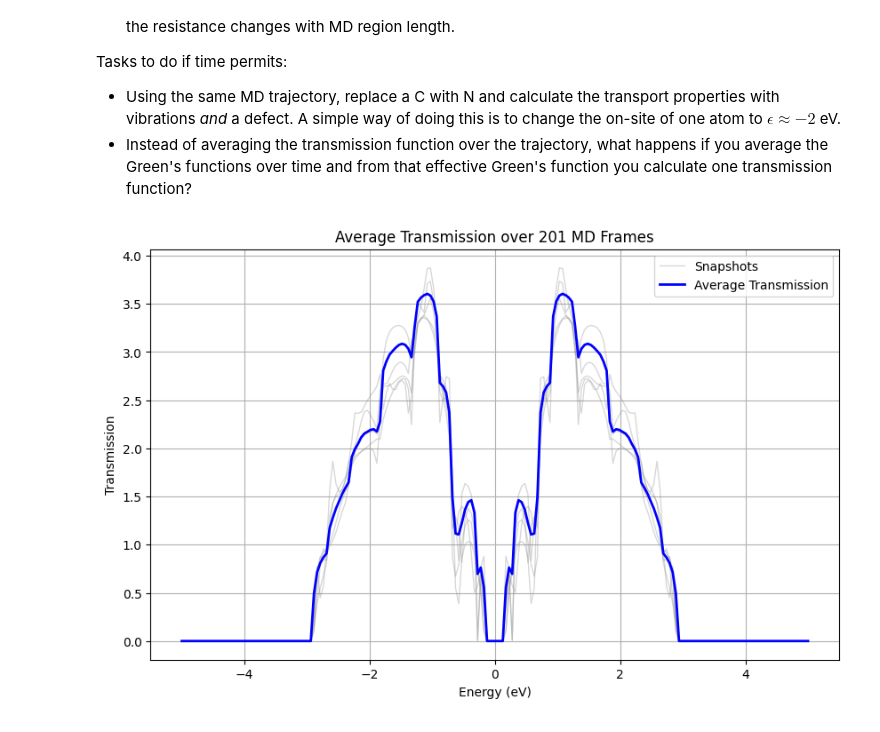
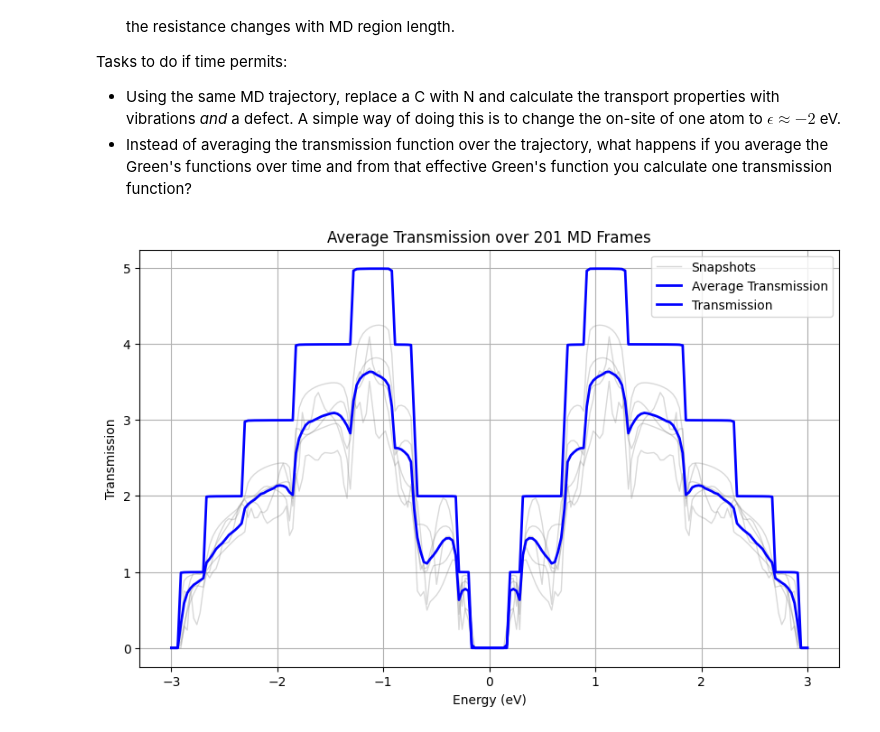
Before and after one commit to UlrikTJ/TemperatureDependantTransport, a Jupyter notebook: TemperatureDependentTransport.ipynb, the cells around one changed output. Drawn from its saved outputs; the diff is of its cells as text; code cells hidden in the pictures.

Commit message:
Added perfect transmission (0 K) to avg plot. Added an on-site defect on atom 47 of -2 eV to see how transmission changes at 0 K.

```diff
--- a/TemperatureDependentTransport.ipynb
+++ b/TemperatureDependentTransport.ipynb
@@ -646,13 +639,13 @@ plt.show()
 # %%
 #Parameters:
-energy_range = np.linspace(-3,3, 100)
+energy_range = np.linspace(-3,3, 200)
 epsilon = 0
 eta = 0.0001
 z = energy_range + 1j * eta
 
 
-trans_val = transmission_vs_energy(H_D, H_R, t_R, H_L, t_L, energy_range, eta=0.0001)
+trans_val_perfect = transmission_vs_energy(H_D, H_R, t_R, H_L, t_L, energy_range, eta=0.0001)
 fig, ax = plt.subplots(figsize=(10,6))
-ax.plot(energy_range, trans_val, label='Transmission', color='blue', linewidth=2)
+ax.plot(energy_range, trans_val_perfect, label='Transmission', color='blue', linewidth=2)
 # %% [output]
 [<matplotlib.lines.Line2D at 0x...>]
@@ -849,75 +874,26 @@ def transmission_vs_energy(H_device, energy_range, sig_s_R_list, sig_s_L_list, g
 # %%
 from tqdm.notebook import tqdm
 from joblib import Parallel, delayed
 
-energy_range = np.linspace(-5,5, 200)
+energy_range = np.linspace(-3,3, 200)
 #Use every 4th frame to reduce computation time
 rad = md_traj[200::4]
 a = 1.42 # C-C bond length
 trans_list = []
 
 #Precompute self energies for leads
 molecule = rad[0] # Assuming leads don't change drastically or using static leads
 sig_L_list, g_surf_L_list = precompute_self_energies(energy_range, H_L, t_L, eta=0.0001)
 sig_R_list, g_surf_R_list = precompute_self_energies(energy_range, H_R, t_R, eta=0.0001)
 
-def process_frame(frame, energy_range, sig_L_list, sig_R_list, eta):
-    molecule = frame
 
-    # Sort numbering along x direction
-    pos = molecule.positions
-    x_sort_args = np.lexsort((pos[:, 0], pos[:, 2]))
-    # Manually swap atoms 9 and 10 as requested in previous cells
-    x_sort_args[[9, 10]] = x_sort_args[[10, 9]]
-
-    # Re-order positions
-    pos = pos[x_sort_args]
-
-    n_lead_atoms = 20
-    idx_L = np.arange(n_lead_atoms) # Since we sorted pos, indices are now just 0..N-1
-    idx_R = np.arange(len(pos)-n_lead_atoms, len(pos))
-    idx_D = np.arange(n_lead_atoms, len(pos)-n_lead_atoms)
-
-    # Important: H_full must be calculated with the sorted positions
-    H_full = hamiltonian(pos)
-
-    # Extract blocks
-    # H_L = H_full[np.ix_(idx_L, idx_L)]
-    H_D = H_full[np.ix_(idx_D, idx_D)]
-    # H_R = H_full[np.ix_(idx_R, idx_R)]
-    # t_L = H_full[np.ix_(idx_D[:n_lead_atoms], idx_L)]
-    # t_R = H_full[np.ix_(idx_D[-n_lead_atoms:], idx_R)]
-
-    # For the transmission calculation we need to loop over energies
-    # We can use the sequential function inside the parallel loop over frames
-    # Or parallelize the energy loop for each frame.
-    # Usually parallelizing the outer loop (frames) is more efficient if many frames.
-
-    trans_val = transmission_vs_energy(H_D, energy_range, sig_R_list, sig_L_list, None, None, eta=eta)
-    return trans_val
 
 # Parallelize the loop over frames
 # n_jobs=-1 uses all available cores
 results = Parallel(n_jobs=-1)(delayed(process_frame)(frame, energy_range, sig_L_list, sig_R_list, 0.0001) for frame in tqdm(rad))
 
 trans_list = results
 
 avg_trans = np.mean(trans_list, axis=0)
-fig, ax = plt.subplots(figsize=(10,6))
-
-# Plot a few snapshots to visualize variation
-num_snapshots = 5
-indices_to_plot = np.linspace(0, len(trans_list)-1, num_snapshots, dtype=int)
-for i in indices_to_plot:
-    ax.plot(energy_range, trans_list[i], color='gray', alpha=0.3, linewidth=1)
-# Dummy plot for legend
-ax.plot([], [], color='gray', alpha=0.3, linewidth=1, label='Snapshots')
-
-ax.plot(energy_range, avg_trans, label='Average Transmission', color='blue', linewidth=2)
-ax.legend()
-ax.set_xlabel('Energy (eV)')
-ax.set_ylabel('Transmission')
-ax.set_title(f'Average Transmission over {len(trans_list)} MD Frames')
-ax.grid(True)
 # %% [output]
-[figure, old version]
+[figure, new version]
```
Also changed, not shown: parts of 13 cells of this notebook.
